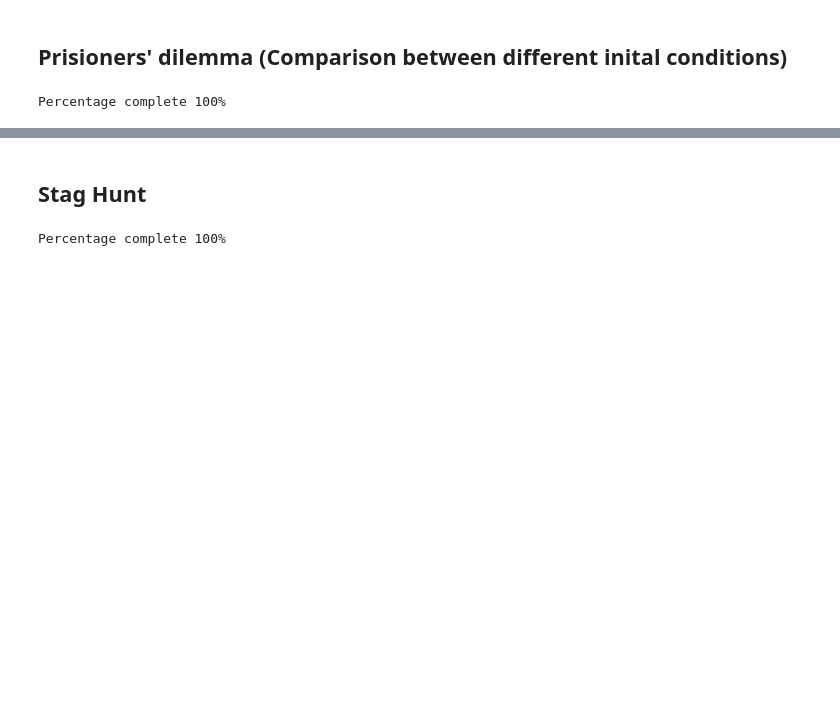
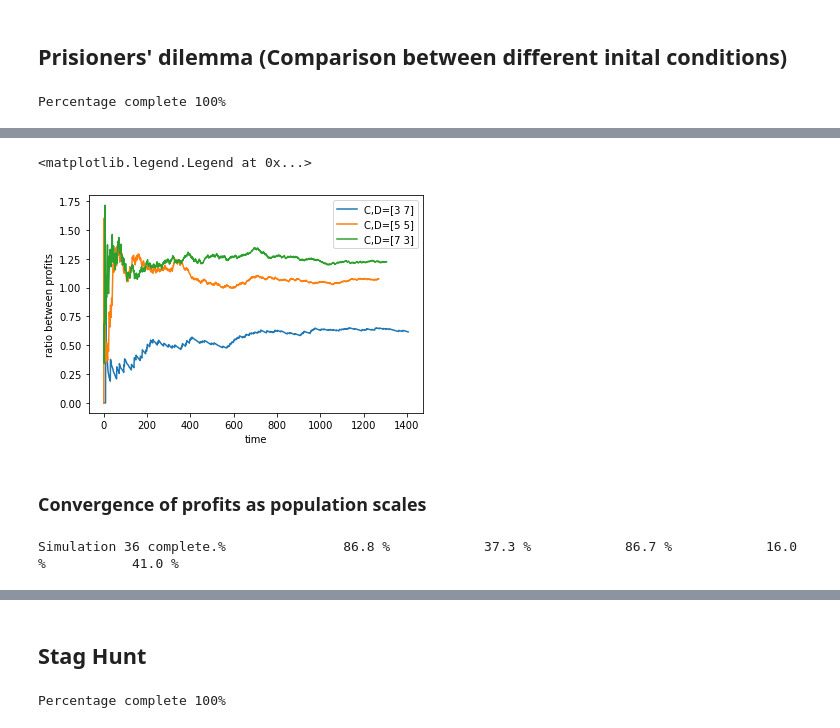
Before and after one commit to maojrs/game_theory_kinetics, a Jupyter notebook: Game theory kinetics.ipynb, the cells around one changed output, grey strips where cells are left out. Cells and saved outputs as stored; diff of their text form; code cells hidden in the pictures; blank space fills up the shorter version.

Commit message:
Added comparison to analytic solution

```diff
--- a/Game theory kinetics.ipynb
+++ b/Game theory kinetics.ipynb
@@ -252,0 +253,55 @@ for i in range(3):
+# %%
+# Calculate profit ratios
+C1,D1 = initialConditions[0]
+C2,D2 = initialConditions[1]
+C3,D3 = initialConditions[2]
+profitC1 = GcPD1/C1;
+profitD1 = GdPD1/D1;
+profitC2 = GcPD2/C2;
+profitD2 = GdPD2/D2;
+profitC3 = GcPD3/C3;
+profitD3 = GdPD3/D3;
+profRatio1 = profitC1/profitD1;
+profRatio2 = profitC2/profitD2;
+profRatio3 = profitC3/profitD3;
+plt.plot(profRatio1, label = 'C,D=' + np.array2string(initialConditions[0]))
+plt.plot(profRatio2, label = 'C,D=' + np.array2string(initialConditions[1]))
+plt.plot(profRatio3, label = 'C,D=' + np.array2string(initialConditions[2]))
+plt.xlabel('time')
+plt.ylabel('ratio between profits')
+plt.legend()
+# %% [output]
+<matplotlib.legend.Legend at 0x...>
+[figure, added]
+# %% [markdown]
+### Convergence of profits as population scales
+# %%
+# Integrator with longer time
+stride = 1
+tfinal = 100
+integratorGillespie2 = gillespie(stride,tfinal)
+
+# Base parameters for model
+tau, r, p, s = 1, 0.8, 0.2, 0
+
+# Define population and profit arrays
+totalPopulations = np.arange(9,120,3)
+numDataPoints = len(totalPopulations)
+PD = [None]*numDataPoints
+profRatio = [None]*numDataPoints
+profRatioAnalytic = [None]*numDataPoints
+
+# Run several simulations for growing populations and calculate profit ratios
+for i in range(numDataPoints):
+    C = np.floor(totalPopulations[i]/3.0)
+    D = totalPopulations[i] - C
+    PD = basicCooperation(C, D, 0, 0)
+    PD.setModelParameters(tau, r, p, s, 1, 1, 1, 1)
+    timesPDi, trajPDi = integratorGillespie2.propagate(PD)
+    profitCi = trajPDi[:,2][-1]/C
+    profitDi = trajPDi[:,3][-1]/D
+    profRatio[i] = profitCi/profitDi
+    profRatioAnalytic[i] = 2*r*C/(2*p*D+C)
+    print('Simulation ' + str(i) + ' complete.', end="\r")
+# %% [output]
+Simulation 36 complete.%               86.8 %            37.3 %            86.7 %            16.0 %           41.0 %
```
Also changed, not shown: parts of 4 cells of this notebook.
